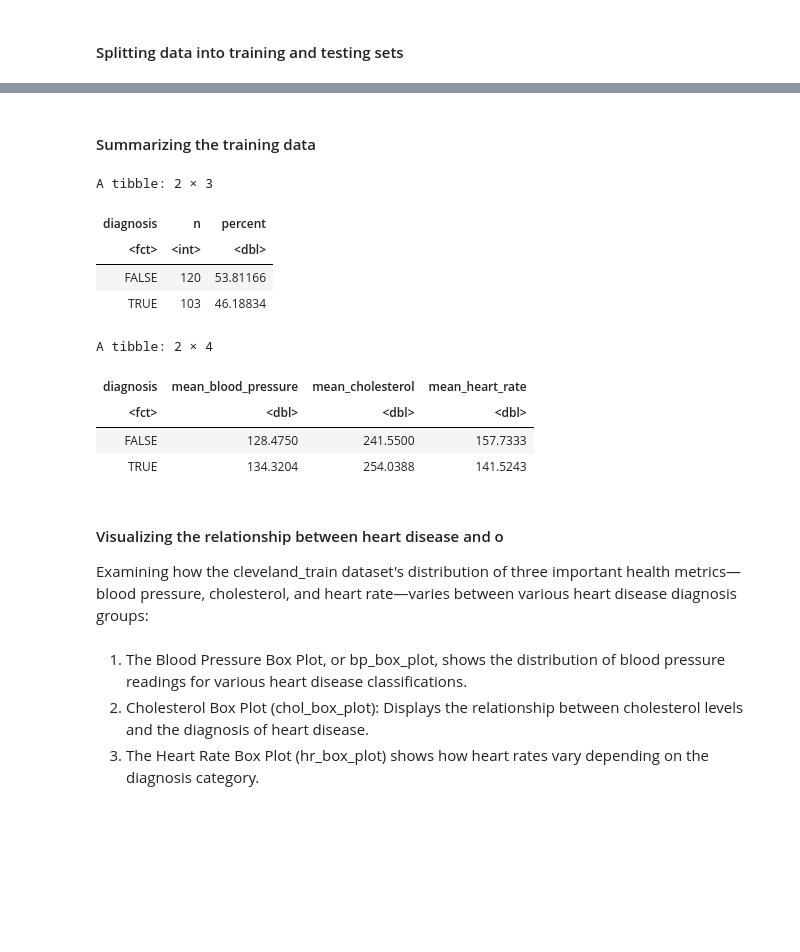
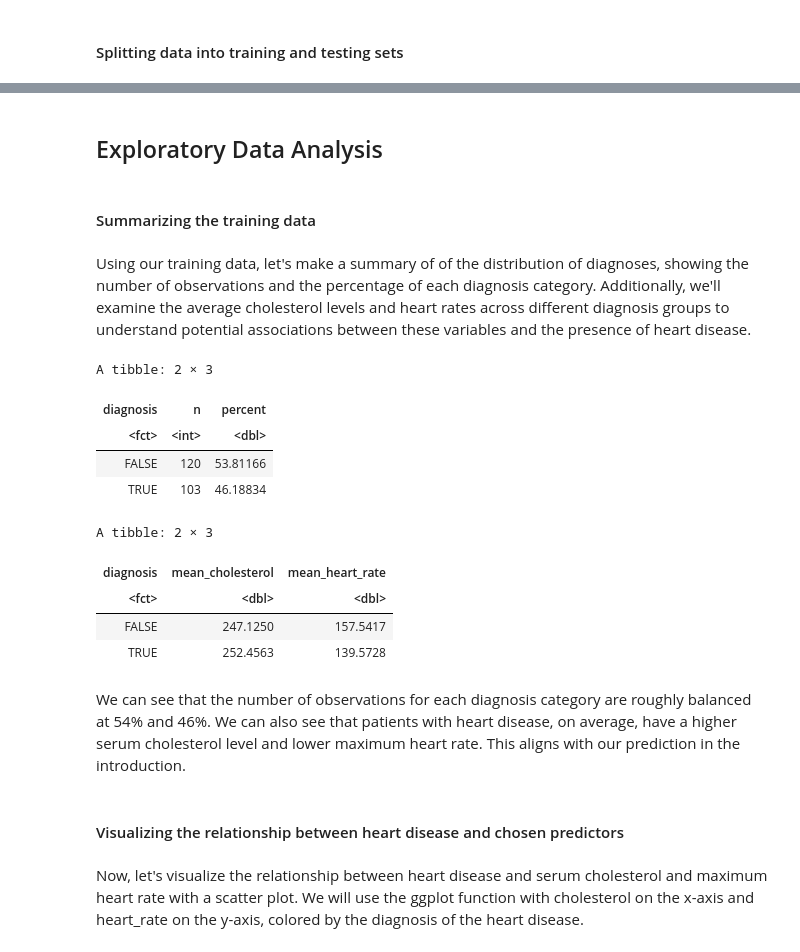
Before and after one commit to Git-Aarya/Heart-Disease-Predictor, a Jupyter notebook: project_proposal_analysis.ipynb, the cells around one changed output, grey strips where cells are left out. Cells and saved outputs as stored; diff of their text form; code cells hidden in the pictures; blank space fills up the shorter version.

Commit message:
added narration
except scatterplot

```diff
--- a/project_proposal_analysis.ipynb
+++ b/project_proposal_analysis.ipynb
@@ -123,39 +153,41 @@ $ thal           <fct> 6.0, 3.0, 3.0, 6.0, 3.0, 7.0, 7.0, 3.0, 3.0, 3.0, 3.0,
 $ diagnosis      <fct> FALSE, FALSE, FALSE, FALSE, FALSE, FALSE, FALSE, FALSE,…
+# %% [markdown]
+## Exploratory Data Analysis
 # %% [markdown]
 #### Summarizing the training data
+# %% [markdown]
+Using our training data, let's make a summary of of the distribution of diagnoses, showing the number of observations and the percentage of each diagnosis category. Additionally, we'll examine the average cholesterol levels and heart rates across different diagnosis groups to understand potential associations between these variables and the presence of heart disease.
 # %%
 # summarizing the number of observations of each diagnosis in the training data
 heart_disease_proportions <- cleveland_train |>
                           group_by(diagnosis) |>
                           summarize(n = n()) |>
                           mutate(percent = 100*n/nrow(cleveland_train))
 heart_disease_proportions
 
-# summarizing the mean of blood pressure, cholesterol, and heart rate for each diagnosis
+# summarizing the mean of cholesterol and heart rate for each diagnosis
 average_values <- cleveland_train |>
                 group_by(diagnosis) |>
-                summarize(mean_blood_pressure = mean(blood_pressure),
-                          mean_cholesterol = mean(cholesterol),
+                summarize(mean_cholesterol = mean(cholesterol),
                           mean_heart_rate = mean(heart_rate))
 average_values
 # %% [output]
 A tibble: 2 × 3
 | diagnosis | n | percent |
 | <fct> | <int> | <dbl> |
 | FALSE | 120 | 53.81166 |
 | TRUE | 103 | 46.18834 |
-A tibble: 2 × 4
+A tibble: 2 × 3
-| diagnosis | mean_blood_pressure | mean_cholesterol | mean_heart_rate |
-| <fct> | <dbl> | <dbl> | <dbl> |
-| FALSE | 128.4750 | 241.5500 | 157.7333 |
-| TRUE | 134.3204 | 254.0388 | 141.5243 |
+| diagnosis | mean_cholesterol | mean_heart_rate |
+| <fct> | <dbl> | <dbl> |
+| FALSE | 247.1250 | 157.5417 |
+| TRUE | 252.4563 | 139.5728 |
+# %% [markdown]
+We can see that the number of observations for each diagnosis category are roughly balanced at 54% and 46%. We can also see that patients with heart disease, on average, have a higher serum cholesterol level and lower maximum heart rate. This aligns with our prediction in the introduction.
 # %% [markdown]
-#### Visualizing the relationship between heart disease and o
-Examining how the cleveland_train dataset's distribution of three important health metrics—blood pressure, cholesterol, and heart rate—varies between various heart disease diagnosis groups:
+#### Visualizing the relationship between heart disease and chosen predictors
-# %% [markdown]
-1. The Blood Pressure Box Plot, or bp_box_plot, shows the distribution of blood pressure readings for various heart disease classifications.
-2. Cholesterol Box Plot (chol_box_plot): Displays the relationship between cholesterol levels and the diagnosis of heart disease.
-3. The Heart Rate Box Plot (hr_box_plot) shows how heart rates vary depending on the diagnosis category.
+# %% [markdown]
+Now, let's visualize the relationship between heart disease and serum cholesterol and maximum heart rate with a scatter plot. We will use the ggplot function with cholesterol on the x-axis and heart_rate on the y-axis, colored by the diagnosis of the heart disease.
 # %%
 options(repr.plot.height = 4, repr.plot.width = 8)
 
```
Also changed, not shown: parts of 14 cells of this notebook.
